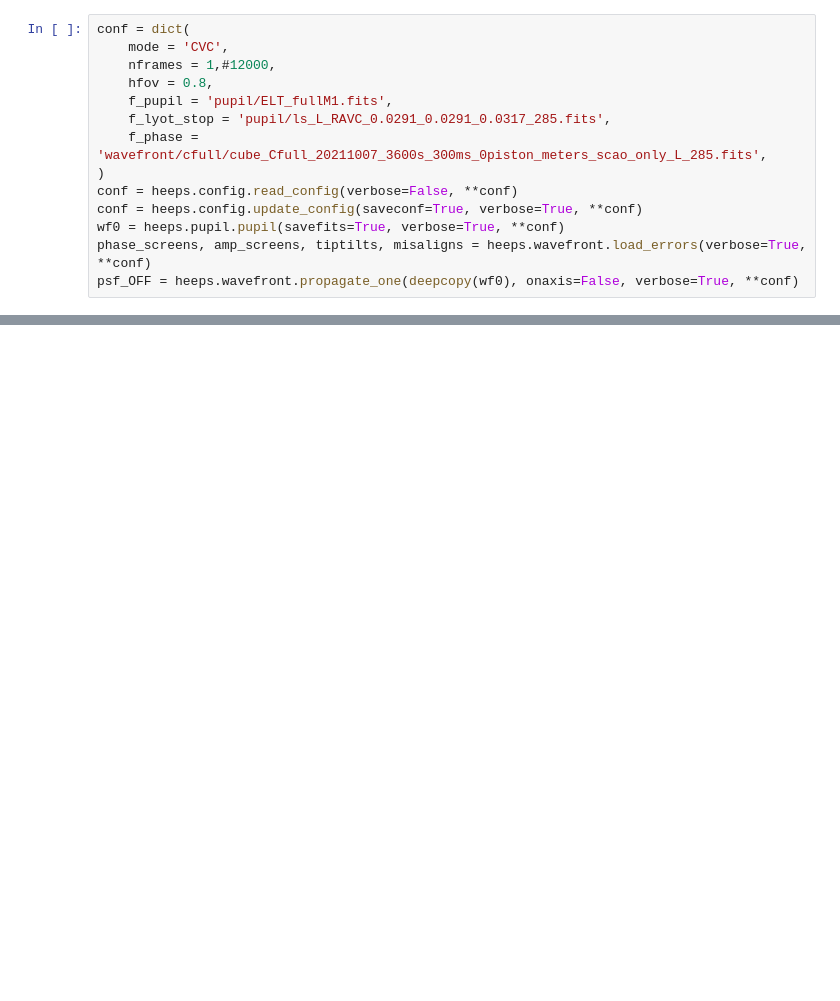
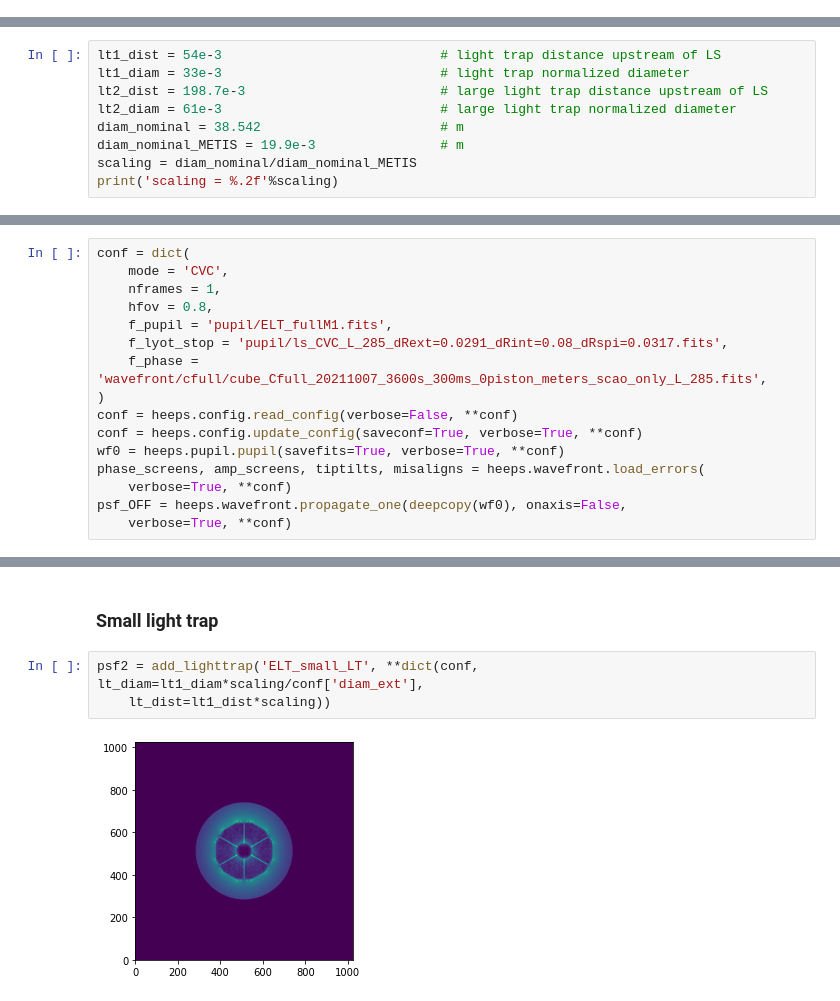
Before and after one commit to vortex-exoplanet/HEEPS, a Jupyter notebook: tools/light_trap.ipynb, the cells around one changed output, grey strips where cells are left out. Drawn from its saved outputs; the diff is of its cells as text; blank space fills up the shorter version.

Commit message:
light trap analysis

```diff
--- a/tools/light_trap.ipynb
+++ b/tools/light_trap.ipynb
@@ -26,14 +0,0 @@ lt2_diam = 3.20 (times diam_ext)
-# %%
-conf = dict(
-    mode = 'CVC',
-    nframes = 1,#12000,
-    hfov = 0.8,
-    f_pupil = 'pupil/ELT_fullM1.fits',
-    f_lyot_stop = 'pupil/ls_L_RAVC_0.0291_0.0291_0.0317_285.fits',
-    f_phase = 'wavefront/cfull/cube_Cfull_20211007_3600s_300ms_0piston_meters_scao_only_L_285.fits',
-)
-conf = heeps.config.read_config(verbose=False, **conf)
-conf = heeps.config.update_config(saveconf=True, verbose=True, **conf)
-wf0 = heeps.pupil.pupil(savefits=True, verbose=True, **conf)
-phase_screens, amp_screens, tiptilts, misaligns = heeps.wavefront.load_errors(verbose=True, **conf)
-psf_OFF = heeps.wavefront.propagate_one(deepcopy(wf0), onaxis=False, verbose=True, **conf)
@@ -134,0 +11,9 @@ raw_contrast([psf1, psf2, psf3])
+# %%
+lt1_dist = 54e-3                            # light trap distance upstream of LS
+lt1_diam = 33e-3                            # light trap normalized diameter
+lt2_dist = 198.7e-3                         # large light trap distance upstream of LS
+lt2_diam = 61e-3                            # large light trap normalized diameter
+diam_nominal = 38.542                       # m
+diam_nominal_METIS = 19.9e-3                # m
+scaling = diam_nominal/diam_nominal_METIS
+print('scaling = %.2f'%scaling)
@@ -134,0 +57,16 @@ raw_contrast([psf1, psf2, psf3])
+# %%
+conf = dict(
+    mode = 'CVC',
+    nframes = 1,
+    hfov = 0.8,
+    f_pupil = 'pupil/ELT_fullM1.fits',
+    f_lyot_stop = 'pupil/ls_CVC_L_285_dRext=0.0291_dRint=0.08_dRspi=0.0317.fits',
+    f_phase = 'wavefront/cfull/cube_Cfull_20211007_3600s_300ms_0piston_meters_scao_only_L_285.fits',
+)
+conf = heeps.config.read_config(verbose=False, **conf)
+conf = heeps.config.update_config(saveconf=True, verbose=True, **conf)
+wf0 = heeps.pupil.pupil(savefits=True, verbose=True, **conf)
+phase_screens, amp_screens, tiptilts, misaligns = heeps.wavefront.load_errors(
+    verbose=True, **conf)
+psf_OFF = heeps.wavefront.propagate_one(deepcopy(wf0), onaxis=False,
+    verbose=True, **conf)
@@ -134,0 +93,7 @@ raw_contrast([psf1, psf2, psf3])
+# %% [markdown]
+### Small light trap
+# %%
+psf2 = add_lighttrap('ELT_small_LT', **dict(conf, lt_diam=lt1_diam*scaling/conf['diam_ext'],
+    lt_dist=lt1_dist*scaling))
+# %% [output]
+[figure, added]
```
Also changed, not shown: parts of 40 cells of this notebook, 3 other files.
